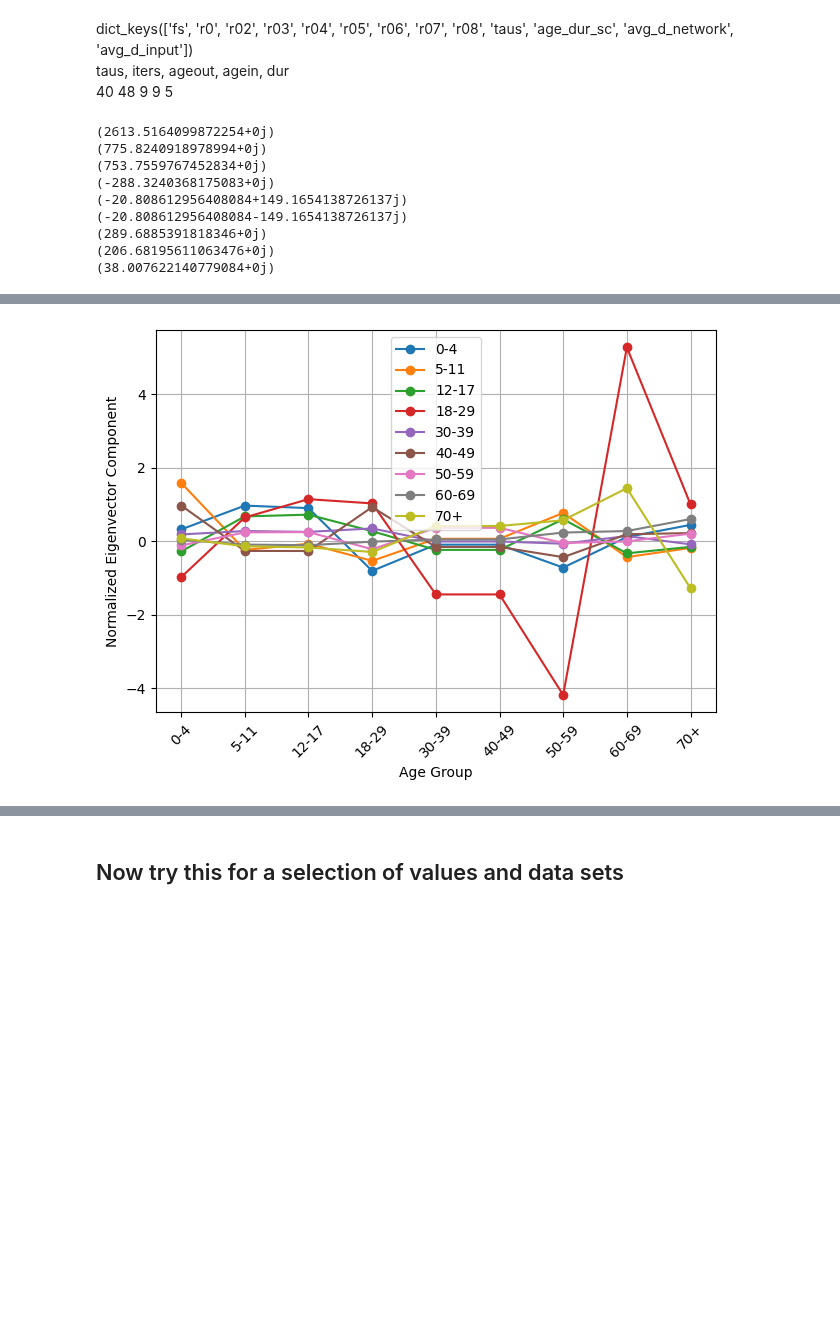
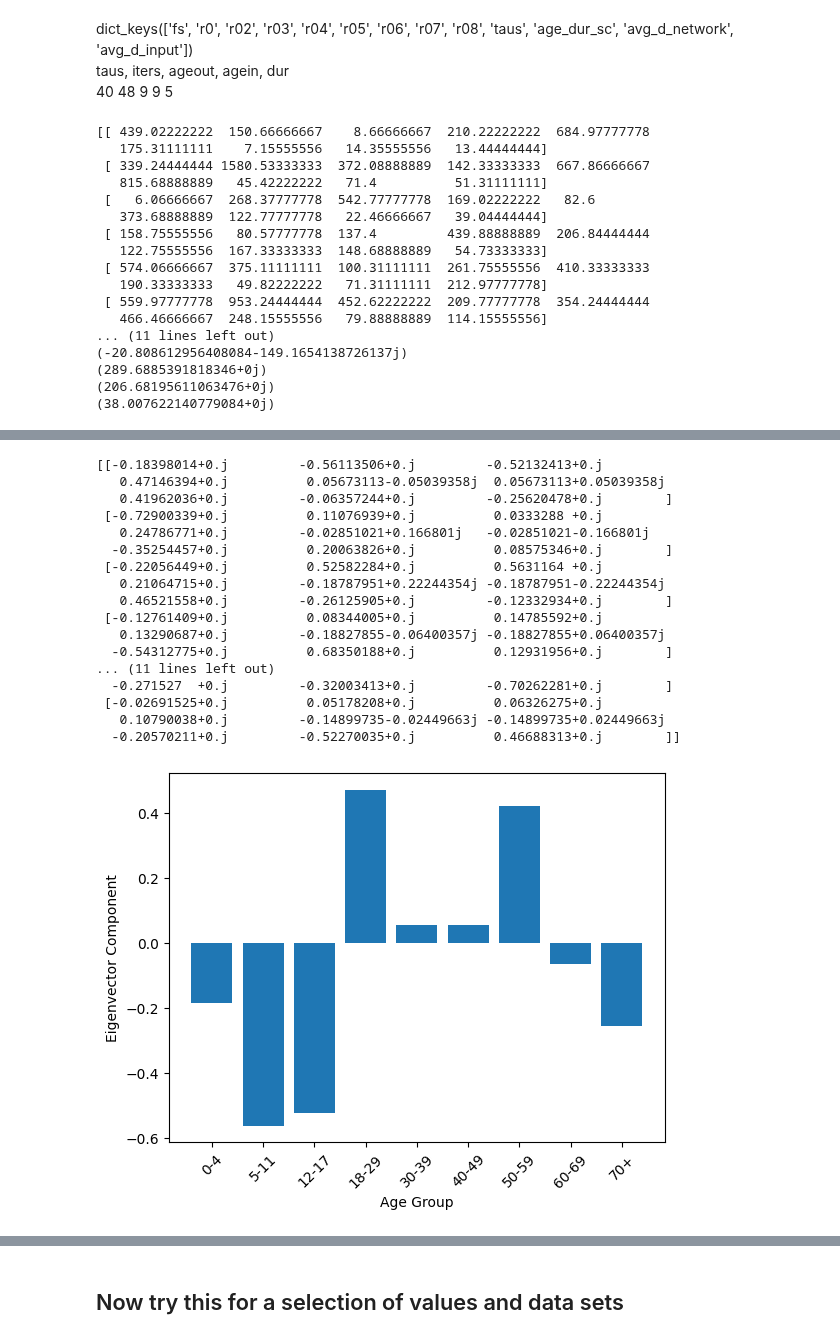
Before and after one commit to LukeMurrayKearney/Data-Driven-Networks-Code, a Jupyter notebook: duration+ages/beta_choices.ipynb, the cells around one changed output, grey strips where cells are left out. Drawn from its saved outputs; the diff is of its cells as text; code cells hidden in the pictures; blank space fills up the shorter version.

```diff
--- a/duration+ages/beta_choices.ipynb
+++ b/duration+ages/beta_choices.ipynb
@@ -1053,48 +1053,87 @@ output = output / iters
 W = W / iters
 evals, evecs = np.linalg.eig(output)
 
+print(output)
+
 for val in evals:
     print(val)
 plt.bar(range(1,10), np.real(evals))
 plt.xlabel("Age Group")
 plt.ylabel("Eigenvalue")
 plt.xticks(range(1,10), bucket_labels, rotation=45)
 plt.show()
 
-e_norm = np.zeros((9,9))
-for i in range(9):
-    tmp = np.real(evecs[i,:])
-    e_norm[i,:] = tmp / np.sum(tmp)
-    plt.plot(range(1,10), e_norm[i,:], marker='o', label=bucket_labels[i])
+print(evecs)
+plt.bar(range(1,10), evecs[0,:])
+plt.xlabel("Age Group")
+plt.ylabel("Eigenvector Component")
+plt.xticks(range(1,10), bucket_labels, rotation=45)
+plt.show()
+
+e_norm = evecs[:,i] / np.sum(evecs[:,i])
+plt.plot(range(1,10), e_norm, marker='o', label=bucket_labels[i])
 plt.xlabel("Age Group")
 plt.ylabel("Normalized Eigenvector Component")
 plt.xticks(range(1,10), bucket_labels, rotation=45)
 plt.legend()
 plt.grid(True)
 plt.tight_layout()
 plt.show()
 
 z_t = np.zeros(5)
 for dur_idx in range(5):
     for i in range(9):
         for j in range(9):
-            z_t[dur_idx] += e_norm[i,j] * W[i,j, dur_idx]
+            z_t[dur_idx] += e_norm[i] * W[i,j, dur_idx]
 
 plt.bar(range(1,6), z_t)
 plt.xlabel("Duration Bucket")
 plt.ylabel("Weighted Contact Duration")
 plt.xticks(range(1,6), duration_labels, rotation=45)
 plt.tight_layout()
 plt.show()
+
+dur = np.sum(np.sum(W, axis=0), axis=0)
+plt.bar(range(1,6), dur)
+plt.xlabel("Duration Bucket")
+plt.ylabel("Total Contact Duration")
+plt.xticks(range(1,6), duration_labels, rotation=45)
+plt.tight_layout()
+plt.show()
 # %% [output]
-(2613.5164099872254+0j)
-(775.8240918978994+0j)
-(753.7559767452834+0j)
-(-288.3240368175083+0j)
-(-20.808612956408084+149.1654138726137j)
+[[ 439.02222222  150.66666667    8.66666667  210.22222222  684.97777778
+   175.31111111    7.15555556   14.35555556   13.44444444]
+ [ 339.24444444 1580.53333333  372.08888889  142.33333333  667.86666667
+   815.68888889   45.42222222   71.4          51.31111111]
+ [   6.06666667  268.37777778  542.77777778  169.02222222   82.6
+   373.68888889  122.77777778   22.46666667   39.04444444]
+ [ 158.75555556   80.57777778  137.4         439.88888889  206.84444444
+   122.75555556  167.33333333  148.68888889   54.73333333]
+ [ 574.06666667  375.11111111  100.31111111  261.75555556  410.33333333
+   190.33333333   49.82222222   71.31111111  212.97777778]
+ [ 559.97777778  953.24444444  452.62222222  209.77777778  354.24444444
+   466.46666667  248.15555556   79.88888889  114.15555556]
+... (11 lines left out)
 (-20.808612956408084-149.1654138726137j)
 (289.6885391818346+0j)
 (206.68195611063476+0j)
 (38.007622140779084+0j)
 [figure]
+[[-0.18398014+0.j         -0.56113506+0.j         -0.52132413+0.j
+   0.47146394+0.j          0.05673113-0.05039358j  0.05673113+0.05039358j
+   0.41962036+0.j         -0.06357244+0.j         -0.25620478+0.j        ]
+ [-0.72900339+0.j          0.11076939+0.j          0.0333288 +0.j
+   0.24786771+0.j         -0.02851021+0.166801j   -0.02851021-0.166801j
+  -0.35254457+0.j          0.20063826+0.j          0.08575346+0.j        ]
+ [-0.22056449+0.j          0.52582284+0.j          0.5631164 +0.j
+   0.21064715+0.j         -0.18787951+0.22244354j -0.18787951-0.22244354j
+   0.46521558+0.j         -0.26125905+0.j         -0.12332934+0.j        ]
+ [-0.12761409+0.j          0.08344005+0.j          0.14785592+0.j
+   0.13290687+0.j         -0.18827855-0.06400357j -0.18827855+0.06400357j
+  -0.54312775+0.j          0.68350188+0.j          0.12931956+0.j        ]
+... (11 lines left out)
+  -0.271527  +0.j         -0.32003413+0.j         -0.70262281+0.j        ]
+ [-0.02691525+0.j          0.05178208+0.j          0.06326275+0.j
+   0.10790038+0.j         -0.14899735-0.02449663j -0.14899735+0.02449663j
+  -0.20570211+0.j         -0.52270035+0.j          0.46688313+0.j        ]]
-[figure, old version]
+[figure, new version]
```
Also changed, not shown: parts of 2 cells of this notebook, 18 other files.
